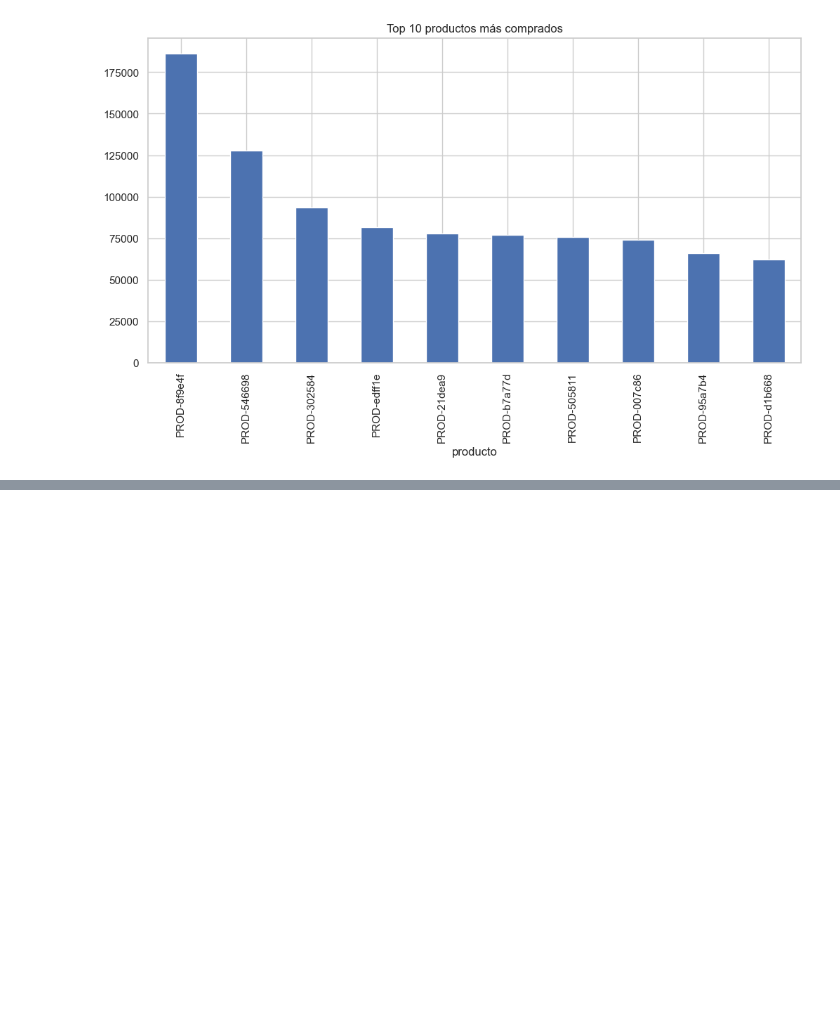
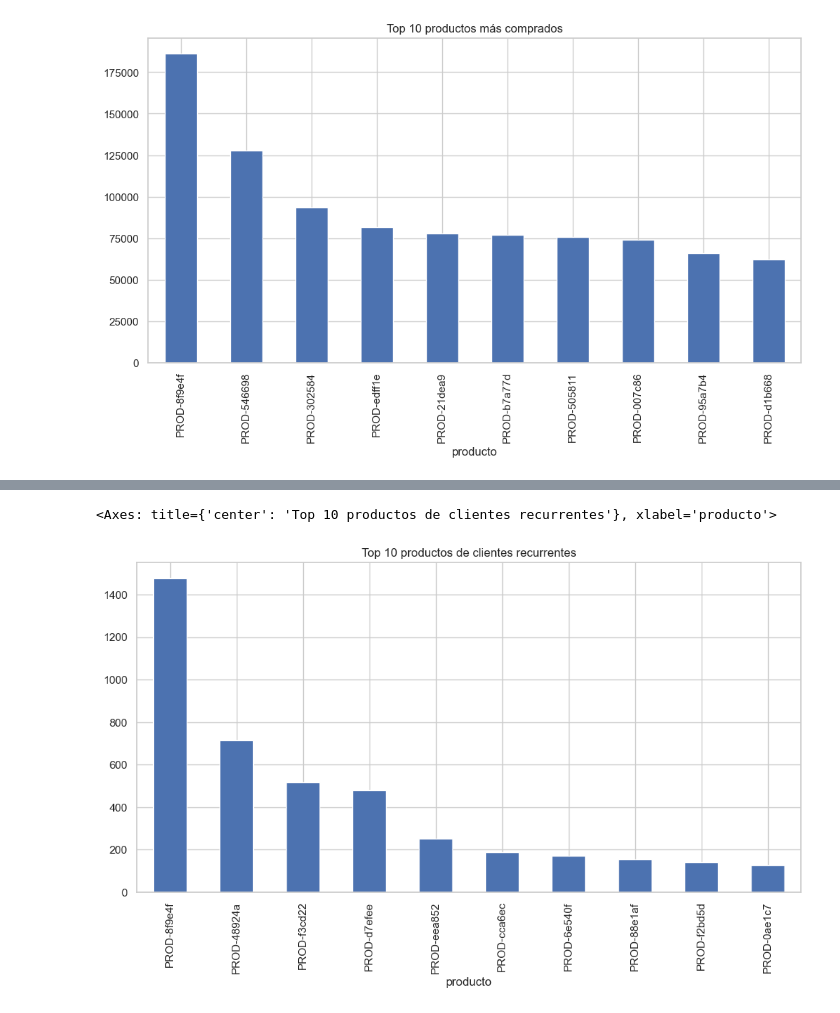
Before and after one commit to Jwpr-dpr/supermercado-engagement, a Jupyter notebook: notebooks/analisis_exploratorio.ipynb, the cells around one changed output, grey strips where cells are left out. Drawn from its saved outputs; the diff is of its cells as text; code cells hidden in the pictures; blank space fills up the shorter version.

```diff
--- a/notebooks/analisis_exploratorio.ipynb
+++ b/notebooks/analisis_exploratorio.ipynb
@@ -89,0 +112,5 @@ if "producto" in df.columns:
+# %%
+parquet["producto"].value_counts().head(10).plot(kind="bar", title="Top 10 productos de clientes recurrentes")
+# %% [output]
+<Axes: title={'center': 'Top 10 productos de clientes recurrentes'}, xlabel='producto'>
+[figure, added]
```
Also changed, not shown: parts of 5 cells of this notebook, 13 other files.
